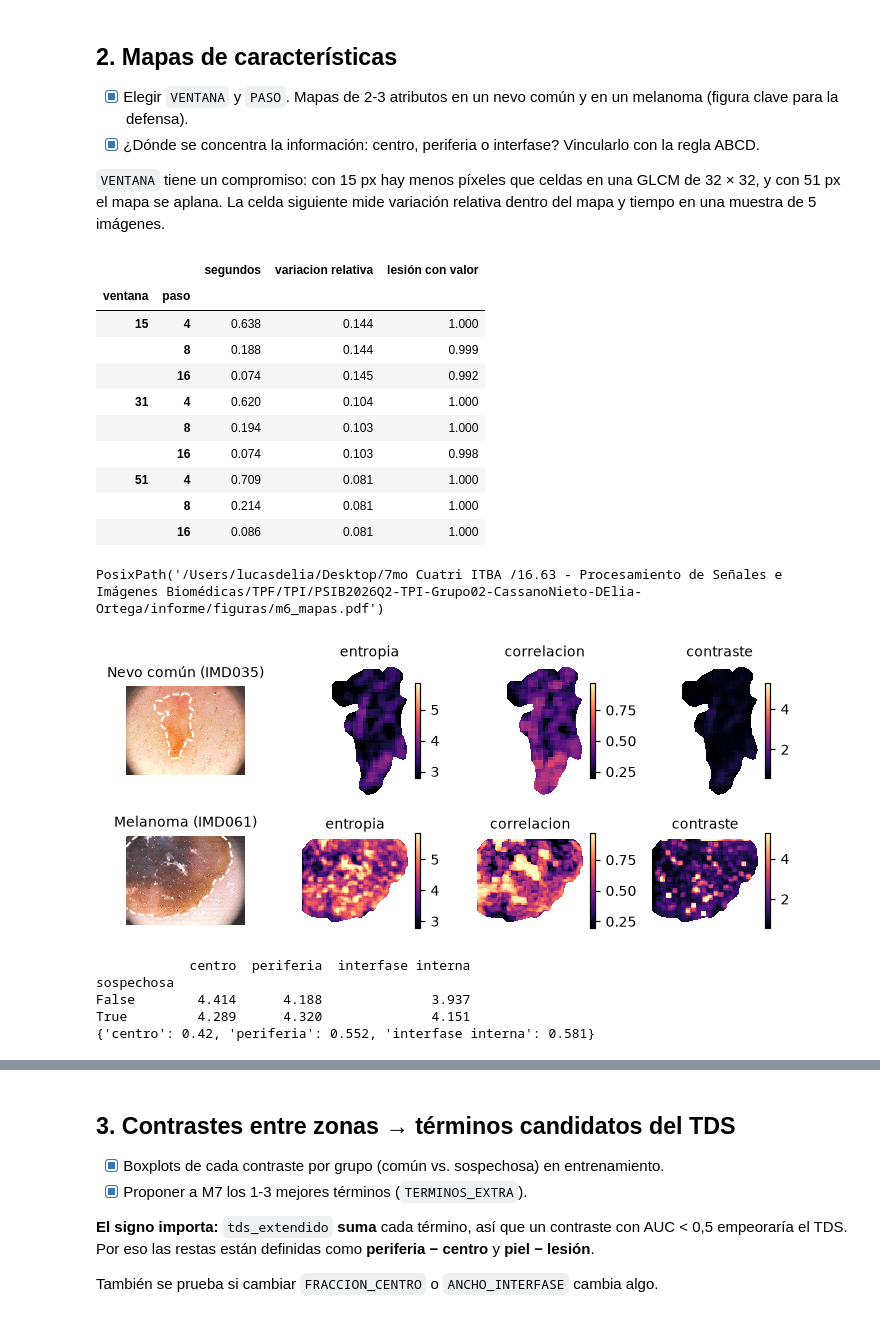
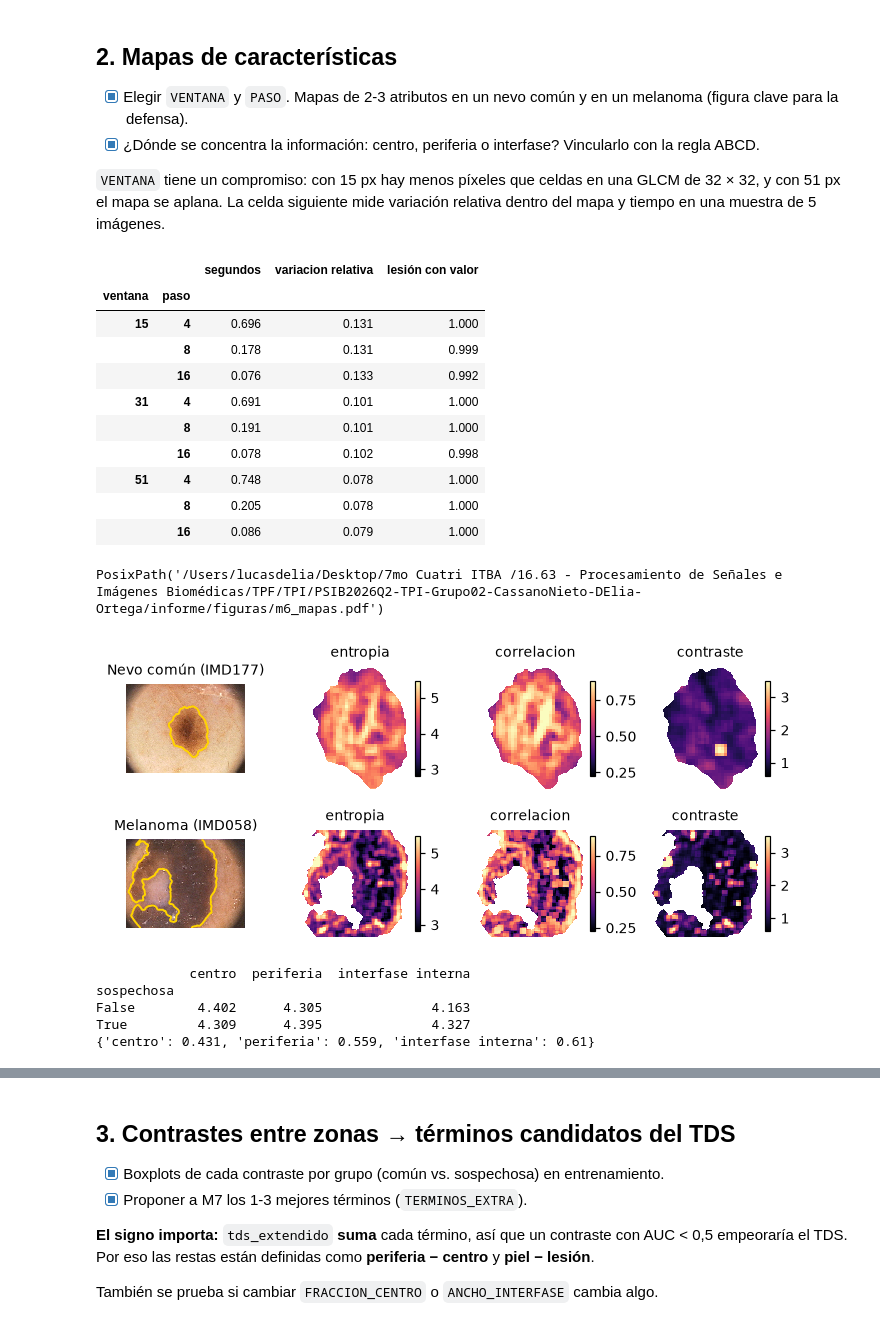
Before and after one commit to facortega/PSIB2026Q2-TPI-Grupo02-CassanoNieto-DElia-Ortega, a Jupyter notebook: modulos/m6_zonas_y_mapas/zonas_y_mapas.ipynb, the cells around one changed output, grey strips where cells are left out. Saved outputs shown, nothing was run; the diff lists cells and outputs as text; code cells hidden in the pictures.

```diff
--- a/modulos/m6_zonas_y_mapas/zonas_y_mapas.ipynb
+++ b/modulos/m6_zonas_y_mapas/zonas_y_mapas.ipynb
@@ -60,21 +61,23 @@ radios = np.arange(-40, 41, 2)
 for nombre in carga_de_datos.nombres("entrenamiento"):
     caso = carga_de_datos.cargar_caso(nombre)
     mejorada, valida, _ = mejoramiento.mejorar(caso.imagen)
-    casos[nombre] = (caso, mejorada)
-    m = caso.mascara_ref
+    m = segmentacion.segmentar(mejorada, valida)
+    casos[nombre] = (caso, mejorada, m)
     v = mejoramiento.a_hsv(mejorada)[..., 2]
     signada = np.where(m, ndi.distance_transform_edt(m), -ndi.distance_transform_edt(~m))
     perfil = [np.median(v[(signada > r - 1) & (signada <= r + 1) & valida]) if ((signada > r - 1) & (signada <= r + 1) & valida).any() else np.nan for r in radios]
     perfiles.append(perfil)
-    tamanos.append({"nombre": nombre, "area": m.sum(), "distancia_maxima": ndi.distance_transform_edt(m).max()})
+    tamanos.append({"nombre": nombre, "area": m.sum(), "distancia_maxima": ndi.distance_transform_edt(m).max(),
+                    "dice": segmentacion.dice(m, caso.mascara_ref)})
 perfiles, tamanos = np.array(perfiles), pd.DataFrame(tamanos)
 
 piel, lesion = np.nanmean(perfiles[:, :3], axis=1, keepdims=True), np.nanmean(perfiles[:, -3:], axis=1, keepdims=True)
-relativo = (perfiles - lesion) / (piel - lesion)
+relativo = (perfiles - lesion) / np.where(piel != lesion, piel - lesion, np.nan)   # si son iguales, la imagen no cuenta
 afuera = radios < 0
 ancho = np.array([-radios[afuera][fila[afuera] >= 0.9].max() if (fila[afuera] >= 0.9).any() else np.nan for fila in relativo])
 print("Píxeles hasta el 90 % de la piel: mediana", np.nanmedian(ancho), "| percentil 75", np.nanpercentile(ancho, 75))
 print("Spearman entre ese ancho y el área de la lesión:", round(stats.spearmanr(ancho, tamanos["area"], nan_policy="omit").statistic, 3))
+print("Spearman entre ese ancho y el Dice de M3:", round(stats.spearmanr(ancho, tamanos["dice"], nan_policy="omit").statistic, 3))
 print("Distancia máxima al borde de la lesión más chica:", round(tamanos["distancia_maxima"].min(), 1), "px")
 
 fig, ax = plt.subplots()
@@ -95,8 +101,8 @@ PosixPath('/Users/lucasdelia/Desktop/7mo Cuatri ITBA /16.63 - Procesamiento de S
 # Figura de las zonas sobre una lesión de tamaño típico
 tamanos_ord = tamanos.sort_values("area")
 nombre = tamanos_ord.iloc[len(tamanos_ord) // 2]["nombre"]
-caso, mejorada = casos[nombre]
-z = zonas_y_mapas.zonas(caso.mascara_ref)
+caso, mejorada, m = casos[nombre]
+z = zonas_y_mapas.zonas(m)
 fig, ax = plt.subplots(1, 4, figsize=(6.3, 1.6))
 for a, k in zip(ax, zonas_y_mapas.ZONAS):
     graficos.superponer(a, mejorada, z[k]); a.set_title(k.replace("_", " "))
@@ -122,64 +128,64 @@ for ventana in (15, 31, 51):
     for paso in (4, 8, 16):
         zonas_y_mapas.VENTANA, zonas_y_mapas.PASO = ventana, paso
         for nombre in muestra:
-            caso, mejorada = casos[nombre]
+            caso, mejorada, m = casos[nombre]
             t0 = time.time()
-            mapa = zonas_y_mapas.mapa_caracteristica(mejoramiento.a_hsv(mejorada)[..., 2], caso.mascara_ref, "entropia")
+            mapa = zonas_y_mapas.mapa_caracteristica(mejoramiento.a_hsv(mejorada)[..., 2], m, "entropia")
             filas.append({"ventana": ventana, "paso": paso, "segundos": time.time() - t0,
                           "variacion relativa": np.nanstd(mapa) / np.nanmean(mapa),
-                          "lesión con valor": np.isfinite(mapa[caso.mascara_ref]).mean()})
+                          "lesión con valor": np.isfinite(mapa[m]).mean()})
 zonas_y_mapas.VENTANA, zonas_y_mapas.PASO = original
 pd.DataFrame(filas).groupby(["ventana", "paso"]).median().round(3)
 # %% [output]
 |  |  | segundos | variacion relativa | lesión con valor |
 | ventana | paso |  |  |  |
-| 15 | 4 | 0.638 | 0.144 | 1.000 |
-|  | 8 | 0.188 | 0.144 | 0.999 |
-|  | 16 | 0.074 | 0.145 | 0.992 |
-| 31 | 4 | 0.620 | 0.104 | 1.000 |
-|  | 8 | 0.194 | 0.103 | 1.000 |
-|  | 16 | 0.074 | 0.103 | 0.998 |
-| 51 | 4 | 0.709 | 0.081 | 1.000 |
-|  | 8 | 0.214 | 0.081 | 1.000 |
-|  | 16 | 0.086 | 0.081 | 1.000 |
+| 15 | 4 | 0.696 | 0.131 | 1.000 |
+|  | 8 | 0.178 | 0.131 | 0.999 |
+|  | 16 | 0.076 | 0.133 | 0.992 |
+| 31 | 4 | 0.691 | 0.101 | 1.000 |
+|  | 8 | 0.191 | 0.101 | 1.000 |
+|  | 16 | 0.078 | 0.102 | 0.998 |
+| 51 | 4 | 0.748 | 0.078 | 1.000 |
+|  | 8 | 0.205 | 0.078 | 1.000 |
+|  | 16 | 0.086 | 0.079 | 1.000 |
 # %%
 # Nevo común y melanoma de ENTRENAMIENTO con un área cercana a la mediana de su grupo
 def de_tamano_medio(diagnostico):
     grupo = tamanos[[casos[n][0].diagnostico == diagnostico for n in tamanos["nombre"]]]
     return grupo.iloc[(grupo["area"] - grupo["area"].median()).abs().argmin()]["nombre"]
 
 atributos = ["entropia", "correlacion", "contraste"]
 elegidos = {"Nevo común": de_tamano_medio(0), "Melanoma": de_tamano_medio(2)}
 mapas = {}
 for titulo, nombre in elegidos.items():
-    caso, mejorada = casos[nombre]
+    caso, mejorada, m = casos[nombre]
     v = mejoramiento.a_hsv(mejorada)[..., 2]
-    mapas[titulo] = {k: zonas_y_mapas.mapa_caracteristica(v, caso.mascara_ref, k) for k in atributos}
+    mapas[titulo] = {k: zonas_y_mapas.mapa_caracteristica(v, m, k) for k in atributos}
 
 fig, ax = plt.subplots(2, 4, figsize=(6.3, 3.0))
 for fila, (titulo, nombre) in zip(ax, elegidos.items()):
-    caso, mejorada = casos[nombre]
+    caso, mejorada, m = casos[nombre]
     graficos.mostrar(fila[0], mejorada, f"{titulo} ({nombre})")
-    graficos.contorno(fila[0], caso.mascara_ref, referencia=True)
+    graficos.contorno(fila[0], m)
     for a, k in zip(fila[1:], atributos):
         rango = np.nanpercentile(np.concatenate([mapas[t][k].ravel() for t in mapas]), [2, 98])
         imagen = a.imshow(mapas[titulo][k], cmap="magma", vmin=rango[0], vmax=rango[1])
         a.set_title(k); a.set_axis_off(); a.grid(False)
-        filas_m, columnas_m = np.nonzero(caso.mascara_ref)   # recorta a la lesión: el nevo es chico
+        filas_m, columnas_m = np.nonzero(m)   # recorta a la lesión: el nevo es chico
         a.set_xlim(columnas_m.min() - 5, columnas_m.max() + 5); a.set_ylim(filas_m.max() + 5, filas_m.min() - 5)
         fig.colorbar(imagen, ax=a, fraction=0.04)
 fig.tight_layout()
 graficos.guardar_figura(fig, "m6_mapas")
 # %% [output]
 PosixPath('/Users/lucasdelia/Desktop/7mo Cuatri ITBA /16.63 - Procesamiento de Señales e Imágenes Biomédicas/TPF/TPI/PSIB2026Q2-TPI-Grupo02-CassanoNieto-DElia-Ortega/informe/figuras/m6_mapas.pdf')
-[figure, old version]
+[figure, new version]
 # %%
 # ¿Dónde se concentra la información? Entropía media del mapa en cada zona, por grupo
 filas = []
-for nombre, (caso, mejorada) in casos.items():
+for nombre, (caso, mejorada, m) in casos.items():
     v = mejoramiento.a_hsv(mejorada)[..., 2]
-    mapa = zonas_y_mapas.mapa_caracteristica(v, caso.mascara_ref, "entropia")
-    z = zonas_y_mapas.zonas(caso.mascara_ref)
+    mapa = zonas_y_mapas.mapa_caracteristica(v, m, "entropia")
+    z = zonas_y_mapas.zonas(m)
     filas.append({"sospechosa": caso.sospechosa, "centro": np.nanmean(mapa[z["centro"]]), "periferia": np.nanmean(mapa[z["periferia"]]),
                   "interfase interna": np.nanmean(mapa[z["interfase_interna"]])})
 por_zona = pd.DataFrame(filas)
@@ -188,9 +194,9 @@ print({k: round(roc_auc_score(por_zona["sospechosa"], por_zona[k]), 3) for k in
 # %% [output]
             centro  periferia  interfase interna
 sospechosa
-False        4.414      4.188              3.937
-True         4.289      4.320              4.151
-{'centro': 0.42, 'periferia': 0.552, 'interfase interna': 0.581}
+False        4.402      4.305              4.163
+True         4.309      4.395              4.327
+{'centro': 0.431, 'periferia': 0.559, 'interfase interna': 0.61}
 # %% [markdown]
 **`VENTANA` y `PASO`:** se eligen **31 px** y **8 px**. Con 15 px la GLCM queda casi vacía, con 51 px el mapa se aplana (variación relativa 0,08 contra 0,10), y un paso de 8 tarda unos 0,2 s por imagen, suficiente para usarlo en la interfaz.
 
```
Also changed, not shown: parts of 10 cells of this notebook, 11 other files.
